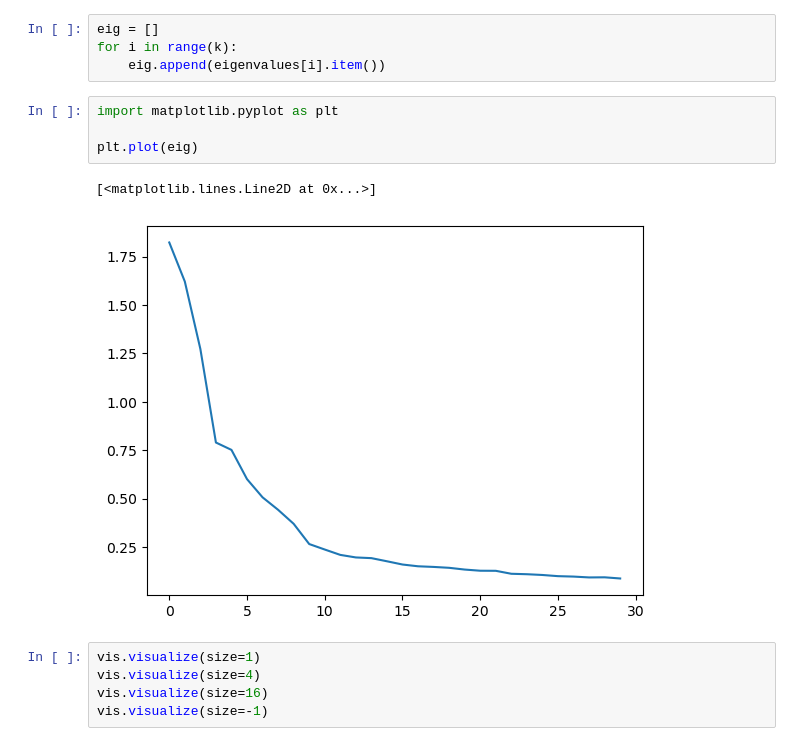
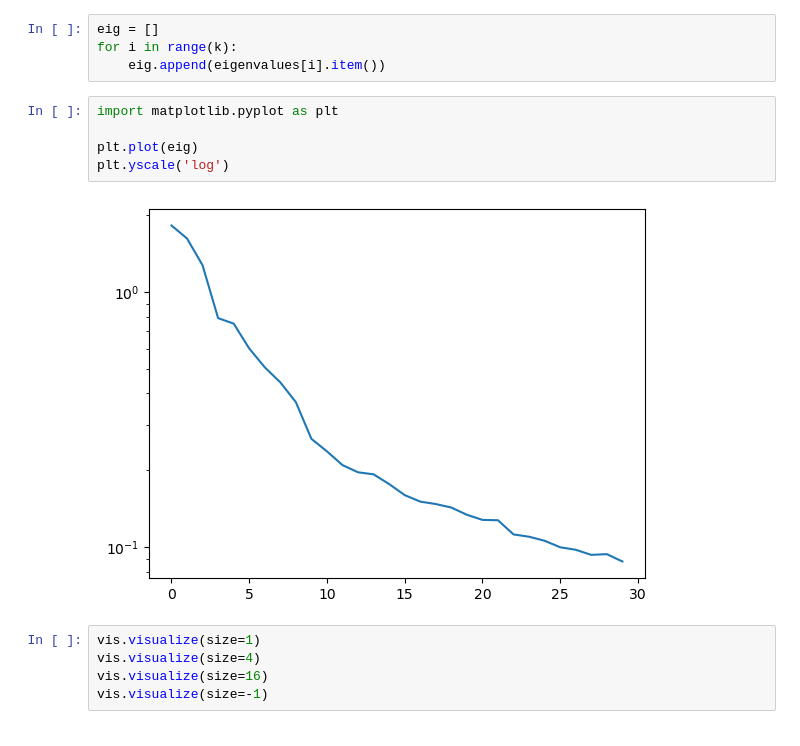
Before and after one commit to intsystems/2025-Project-183, a Jupyter notebook: code/loss_visualizing_evgen.ipynb, the cells around one changed output. Cells and saved outputs as stored; diff of their text form.

```diff
--- a/code/loss_visualizing_evgen.ipynb
+++ b/code/loss_visualizing_evgen.ipynb
@@ -153,10 +153,10 @@ for i in range(k):
 # %%
 import matplotlib.pyplot as plt
 
 plt.plot(eig)
+plt.yscale('log')
 # %% [output]
-[<matplotlib.lines.Line2D at 0x...>]
-[figure, old version]
+[figure, new version]
 # %%
 vis.visualize(size=1)
 vis.visualize(size=4)
```
